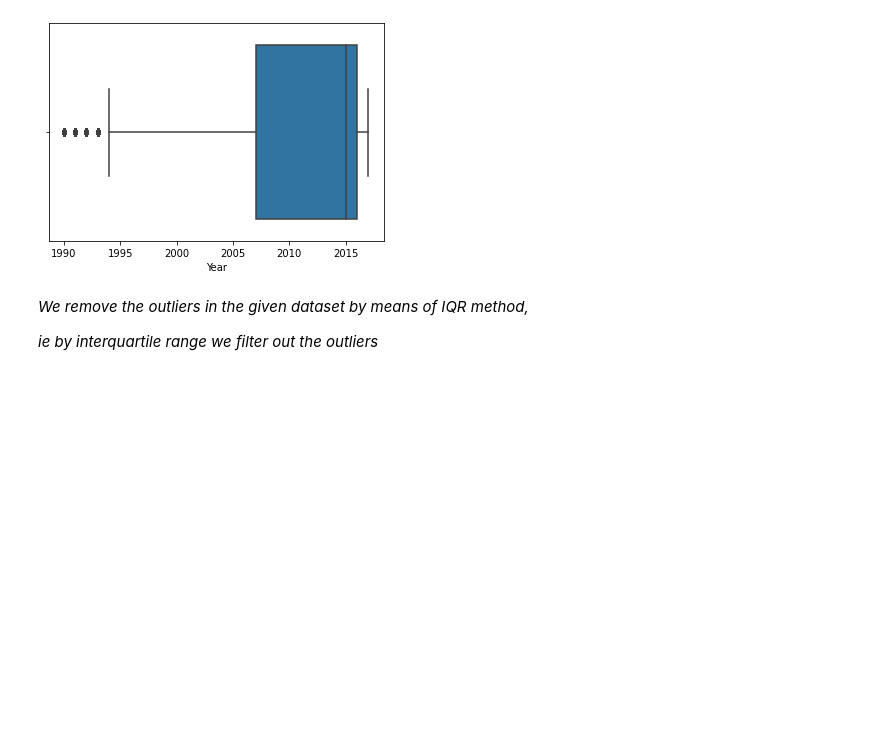
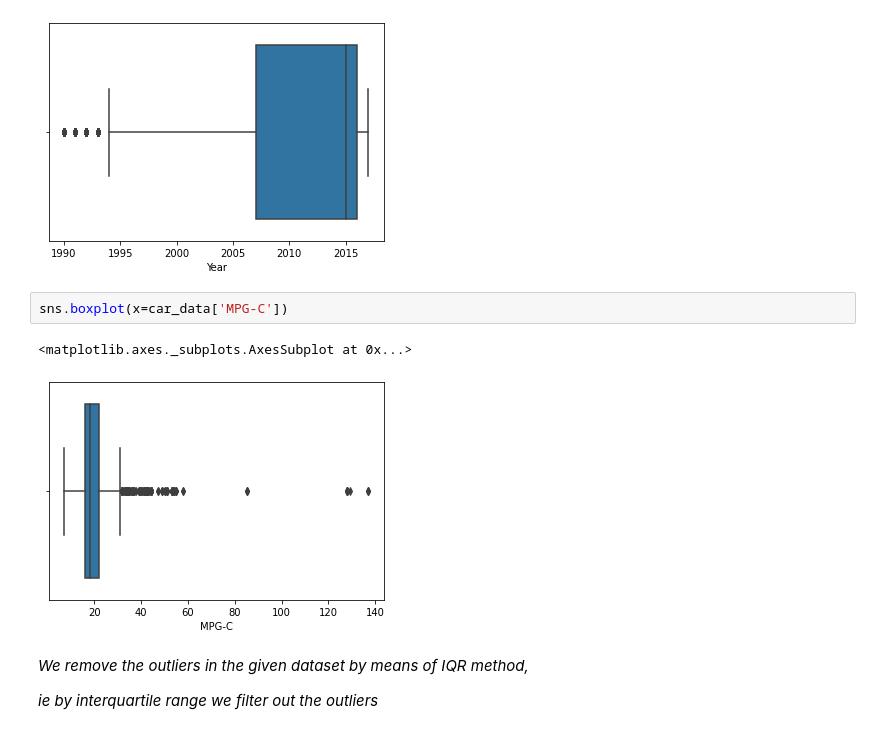
Before and after one commit to ElvinAlex26/MLI, a Jupyter notebook: projectml.ipynb, the cells around one changed output. Cells and saved outputs as stored; diff of their text form; blank space fills up the shorter version.

```diff
--- a/projectml.ipynb
+++ b/projectml.ipynb
@@ -353,6 +353,11 @@ sns.boxplot(x=car_data['Year'])
 # %% [output]
 <matplotlib.axes._subplots.AxesSubplot at 0x...>
 [figure]
+# %%
+sns.boxplot(x=car_data['MPG-C'])
+# %% [output]
+<matplotlib.axes._subplots.AxesSubplot at 0x...>
+[figure, added]
 # %% [markdown]
 *We remove the outliers in the given dataset by means of IQR method,*
 
```
Also changed, not shown: parts of 5 cells of this notebook.
